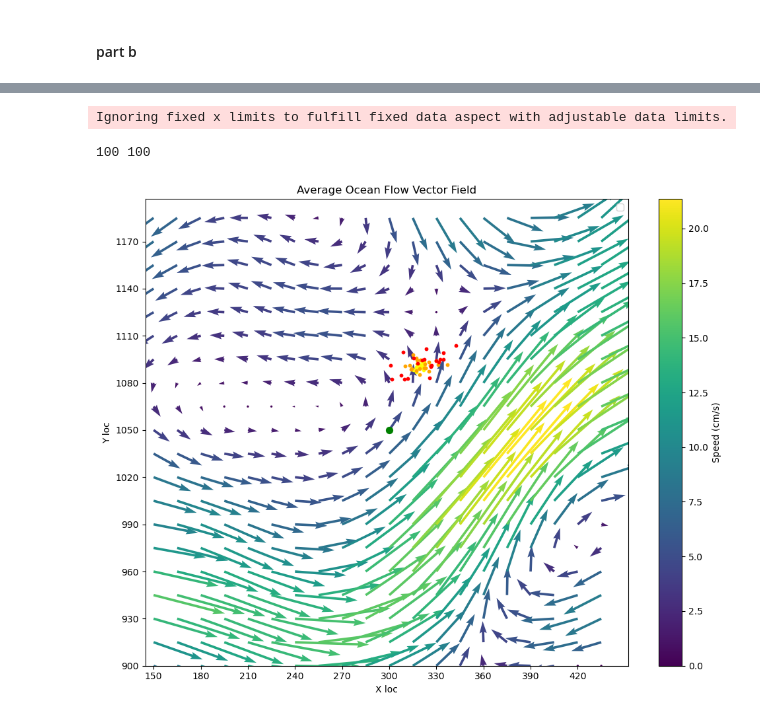
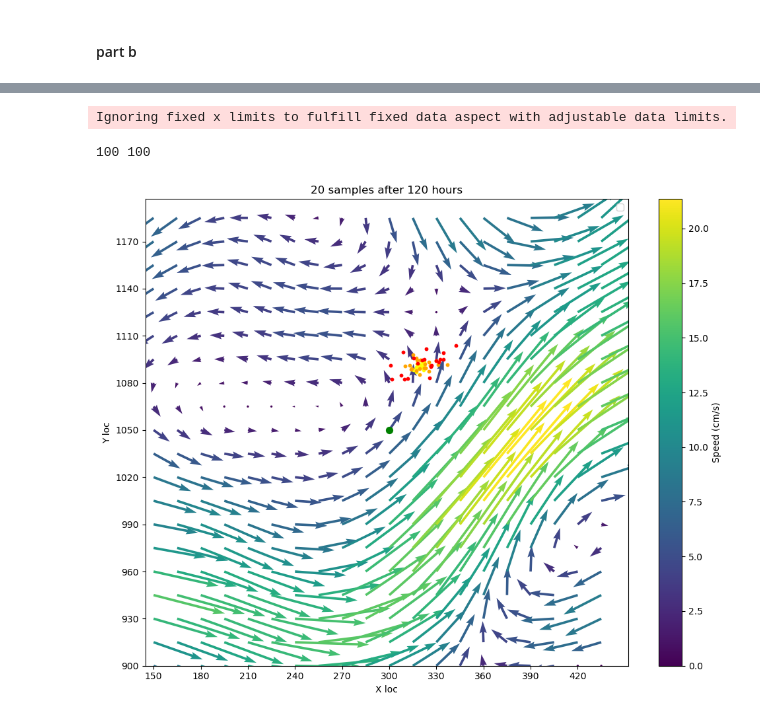
Before and after one commit to stephen-d-r-andrews/6373Pset5, a Jupyter notebook: part2.ipynb, the cells around one changed output, grey strips where cells are left out. Saved outputs shown, nothing was run; the diff lists cells and outputs as text; code cells hidden in the pictures.

```diff
--- a/part2.ipynb
+++ b/part2.ipynb
@@ -550,7 +550,7 @@ ax.yaxis.set_major_formatter(three_times)
 # labels and title
 ax.set_xlabel('X loc')
 ax.set_ylabel('Y loc')
-ax.set_title('Average Ocean Flow Vector Field')
+ax.set_title('20 samples after 120 hours')
 
 ax.axis('equal')
 
@@ -592,31 +592,31 @@ plt.tight_layout()
 ax.set_xlim(0, n_cols-1)
 ax.set_ylim(0, n_rows-1)
 ax.margins(0)
 
 offset = 50                      # the x‐index in the full grid that your slice starts at
 step   = 10                       # how often you want a tick
 ticks  = np.arange(0, n_cols, step)
 labels = ticks + offset
 
 labels = (ticks + offset) * 3    # in km
 ax.set_xticks(ticks)
 ax.set_xticklabels([f"{L:.0f}" for L in labels])
 
 
 offset = 300                      # the x‐index in the full grid that your slice starts at
 step   = 10                       # how often you want a tick
 ticks  = np.arange(0, n_cols, step)
 labels = ticks + offset
 
 labels = (ticks + offset) * 3    # in km
 ax.set_yticks(ticks)
 ax.set_yticklabels([f"{L:.0f}" for L in labels])
 
 
 # save and show
 fig.savefig("part_b120.png")
 plt.show()
 # %% [output]
 Ignoring fixed x limits to fulfill fixed data aspect with adjustable data limits.
 100 100
-[figure, old version]
+[figure, new version]
```
Also changed, not shown: parts of 2 cells of this notebook, 6 other files.
